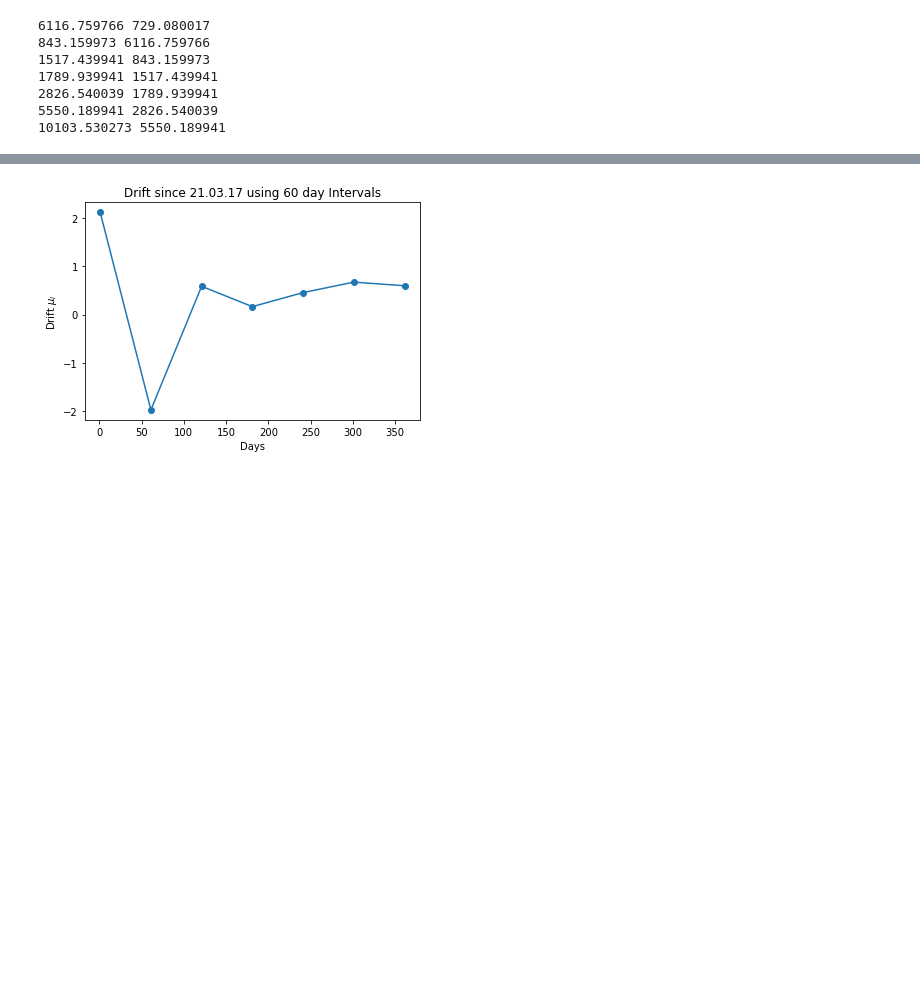
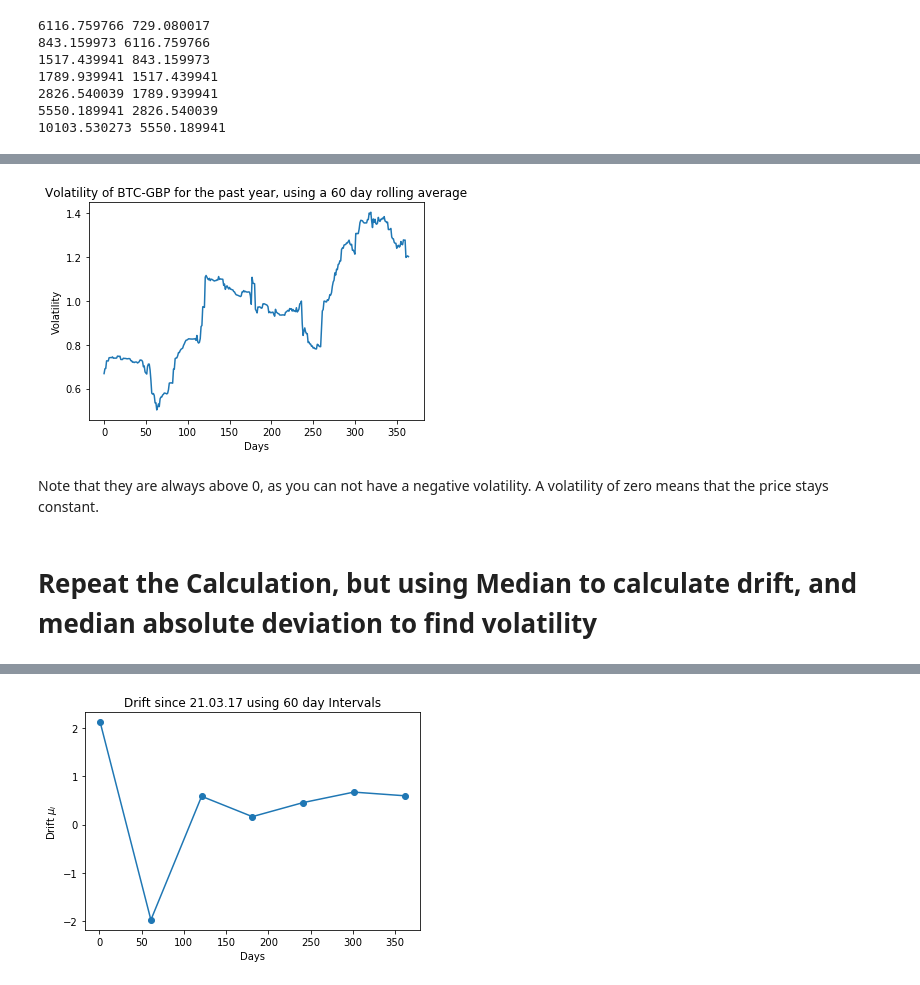
Before and after one commit to INASIC/Financial-Derivatives, a Jupyter notebook: BTC Coursework v2.ipynb, the cells around one changed output, grey strips where cells are left out. Saved outputs shown, nothing was run; the diff lists cells and outputs as text; code cells hidden in the pictures; blank space fills up the shorter version.

```diff
--- a/BTC Coursework v2.ipynb
+++ b/BTC Coursework v2.ipynb
@@ -347,0 +370,28 @@ t_list  # Adjust this, should be 1, 61, 121, etc.
+# %%
+t0 = 0
+volatility_list = []
+while t0 < 365:
+    first_sum = 0
+    second_sum = 0
+    for i in range(t0, t0+60):
+        first_sum += mu_i_list[i] ** 2
+        second_sum += mu_i_list[i]
+    t0 += 1
+    n = 60
+    variance = 1/(n-1) * first_sum - 1/(n*(n-1)) * second_sum ** 2
+    s = np.sqrt(variance)  # standard deviation
+#     dt = 1/365  # 1 day
+    volatility = s / np.sqrt(1/365)
+    volatility_list.append(volatility)
+# %%
+plt.plot(volatility_list)
+plt.title('Volatility of BTC-GBP for the past year, using a 60 day rolling average')
+plt.ylabel('Volatility')
+plt.xlabel('Days')
+plt.show()
+# %% [output]
+[figure, added]
+# %% [markdown]
+Note that they are always above 0, as you can not have a negative volatility. A volatility of zero means that the price stays constant.
+# %% [markdown]
+# Repeat the Calculation, but using Median to calculate drift, and median absolute deviation to find volatility
```
Also changed, not shown: parts of 25 cells of this notebook.
